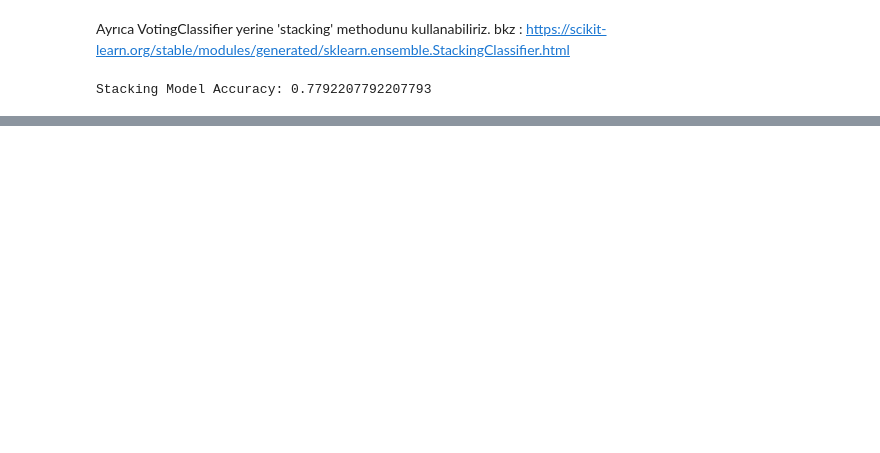
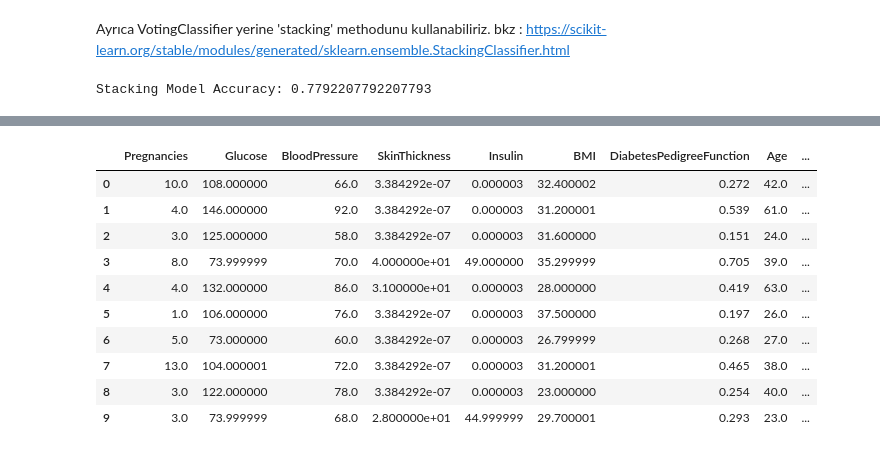
Before and after one commit to baranbingol1/ml-projects, a Jupyter notebook: Diyabet Veriseti Analiz ve Modelleme.ipynb, the cells around one changed output, grey strips where cells are left out. Saved outputs shown, nothing was run; the diff lists cells and outputs as text; code cells hidden in the pictures; blank space fills up the shorter version.

```diff
--- a/Diyabet Veriseti Analiz ve Modelleme.ipynb
+++ b/Diyabet Veriseti Analiz ve Modelleme.ipynb
@@ -453,0 +460,25 @@ plt.title('Gradient Boosting Classifier Öznitelik Önemleri');
+# %%
+# veriyi model için hazırlayalım
+# fastai'a csv'nin yolunu tahmin etmeye çalıştığımız özniteliği ve hangi özniteliklerin categorik(cat_names parametresi)
+# hangilerinin nümerik(cont_names parametresi) olduğunu vermemiz gerekiyor.
+# ayrıca opsiyonel olarak preprocessing(procs parametresi) işlemleri verebiliriz
+
+dls = TabularDataLoaders.from_csv('diabetes.csv',
+                                 y_names='Outcome',
+                                 y_block = CategoryBlock,
+                                 cont_names=["Pregnancies", "Glucose", "BloodPressure", "SkinThickness", "Insulin", "BMI", "DiabetesPedigreeFunction", "Age"],
+                                 procs=[Normalize])
+
+dls.show_batch()
+# %% [output]
+|  | Pregnancies | Glucose | BloodPressure | SkinThickness | Insulin | BMI | DiabetesPedigreeFunction | Age | ... |
+| 0 | 10.0 | 108.000000 | 66.0 | 3.384292e-07 | 0.000003 | 32.400002 | 0.272 | 42.0 | ... |
+| 1 | 4.0 | 146.000000 | 92.0 | 3.384292e-07 | 0.000003 | 31.200001 | 0.539 | 61.0 | ... |
+| 2 | 3.0 | 125.000000 | 58.0 | 3.384292e-07 | 0.000003 | 31.600000 | 0.151 | 24.0 | ... |
+| 3 | 8.0 | 73.999999 | 70.0 | 4.000000e+01 | 49.000000 | 35.299999 | 0.705 | 39.0 | ... |
+| 4 | 4.0 | 132.000000 | 86.0 | 3.100000e+01 | 0.000003 | 28.000000 | 0.419 | 63.0 | ... |
+| 5 | 1.0 | 106.000000 | 76.0 | 3.384292e-07 | 0.000003 | 37.500000 | 0.197 | 26.0 | ... |
+| 6 | 5.0 | 73.000000 | 60.0 | 3.384292e-07 | 0.000003 | 26.799999 | 0.268 | 27.0 | ... |
+| 7 | 13.0 | 104.000001 | 72.0 | 3.384292e-07 | 0.000003 | 31.200001 | 0.465 | 38.0 | ... |
+| 8 | 3.0 | 122.000000 | 78.0 | 3.384292e-07 | 0.000003 | 23.000000 | 0.254 | 40.0 | ... |
+| 9 | 3.0 | 73.999999 | 68.0 | 2.800000e+01 | 44.999999 | 29.700001 | 0.293 | 23.0 | ... |
```
Also changed, not shown: parts of 9 cells of this notebook.
